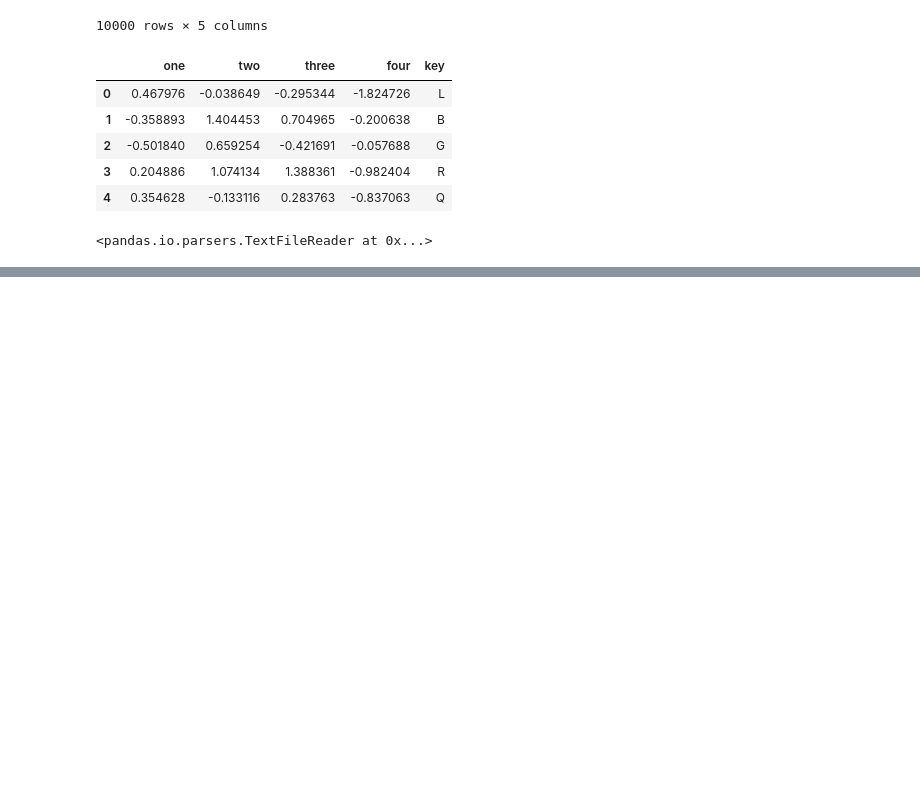
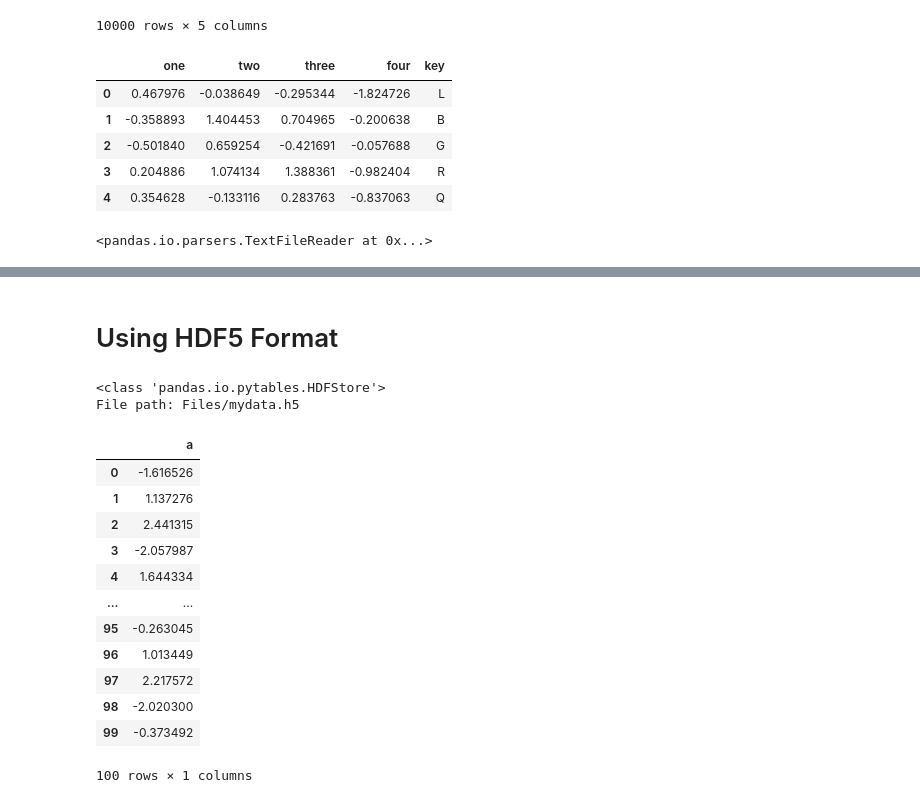
Before and after one commit to SulemanJaved/PIAIC-quarter2-practice, a Jupyter notebook: pandas/pandas_book_chap#6_Practice.ipynb, the cells around one changed output, grey strips where cells are left out. Cells and saved outputs as stored; diff of their text form; code cells hidden in the pictures; blank space fills up the shorter version.

```diff
--- a/pandas/pandas_book_chap#6_Practice.ipynb
+++ b/pandas/pandas_book_chap#6_Practice.ipynb
@@ -165,0 +418,30 @@ tot[:10]
+# %% [markdown]
+# Using HDF5 Format
+# %%
+frame = pd.DataFrame({'a': np.random.randn(100)})
+store = pd.HDFStore('Files/mydata.h5')
+# %%
+store['obj1'] = frame
+# %%
+store['obj1_col'] = frame['a']
+# %%
+store
+# %% [output]
+<class 'pandas.io.pytables.HDFStore'>
+File path: Files/mydata.h5
+# %%
+store['obj1']
+# %% [output]
+|  | a |
+| 0 | -1.616526 |
+| 1 | 1.137276 |
+| 2 | 2.441315 |
+| 3 | -2.057987 |
+| 4 | 1.644334 |
+| ... | ... |
+| 95 | -0.263045 |
+| 96 | 1.013449 |
+| 97 | 2.217572 |
+| 98 | -2.020300 |
+| 99 | -0.373492 |
+100 rows × 1 columns
```
Also changed, not shown: parts of 66 cells of this notebook, 12 other files.
